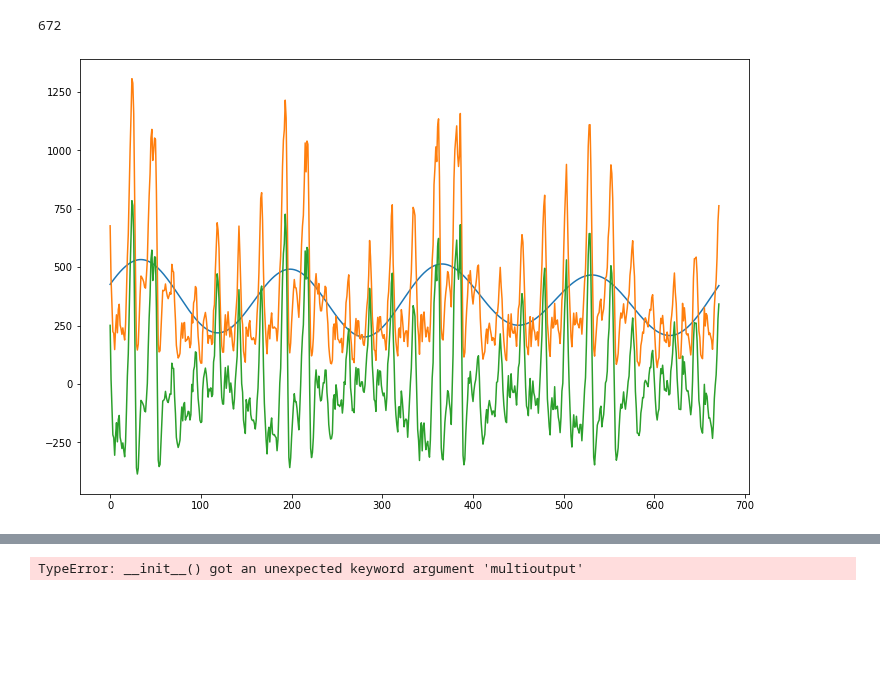
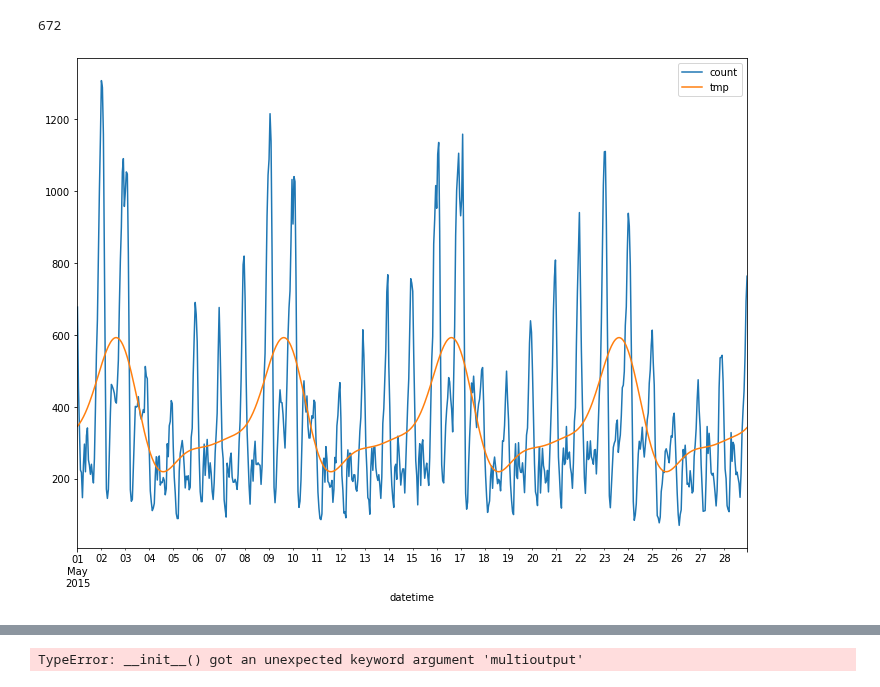
Before and after one commit to dminikorenb/DataLearning, a Jupyter notebook: 3-Taxi/dminik6_part3_w3.ipynb, the cells around one changed output, grey strips where cells are left out. Saved outputs shown, nothing was run; the diff lists cells and outputs as text; code cells hidden in the pictures; blank space fills up the shorter version.

```diff
--- a/3-Taxi/dminik6_part3_w3.ipynb
+++ b/3-Taxi/dminik6_part3_w3.ipynb
@@ -143,24 +164,32 @@ len(stmp)
 stmp = s.head(28*24)['count']
 # stmp.head()
 # %%
-pl.figure(figsize=(12,8))
-t_period = 28*24
+# pl.figure(figsize=(12,8))
+rcParams['figure.figsize'] = 12, 9
+stmp = s.head(1*28*24).copy()
+# stmp = s.copy()
+t_period = 7*24
 l_score = []
-Kmax = 5
+# можно для начала взять K равным 2-5
+Kmax = 3
+
 for ibeg in range(0, 1):
     X_week = []
     for i in range(ibeg, len(stmp) + ibeg):
-        X_week.append([ math.sin(i* 2.*math.pi*k/t_period) for k in range(2, Kmax+1)] +
-                      [ math.cos(i* 2.*math.pi*k/t_period) for k in range(2, Kmax+1)])
+        X_week.append([ math.sin(i* 2.*math.pi*k/t_period) for k in range(1, Kmax+1)] +
+                      [ math.cos(i* 2.*math.pi*k/t_period) for k in range(1, Kmax+1)])
 
     lr = LinearRegression()
-    lr.fit( X_week , stmp.values)
-    l_score.append(lr.score(X_week , stmp.values))
+    lr.fit( X_week , stmp['count'].values)
+    l_score.append(lr.score(X_week , stmp['count'].values))
     y_test = lr.predict(X_week)
 
-#     stmp.plot()
-    pl.plot(y_test)
-    pl.plot(stmp.values)
-    pl.plot(stmp.values - y_test)
+    stmp['tmp'] = y_test
+    stmp['delta'] = stmp['count'] - stmp['tmp']
+    stmp[['count',  'tmp']].plot()
+#     stmp['delta'].plot()
+#     pl.plot(y_test)
+#     pl.plot(stmp.values)
+#     pl.set
 # %% [output]
-[figure, old version]
+[figure, new version]
```
Also changed, not shown: parts of 7 cells of this notebook.
